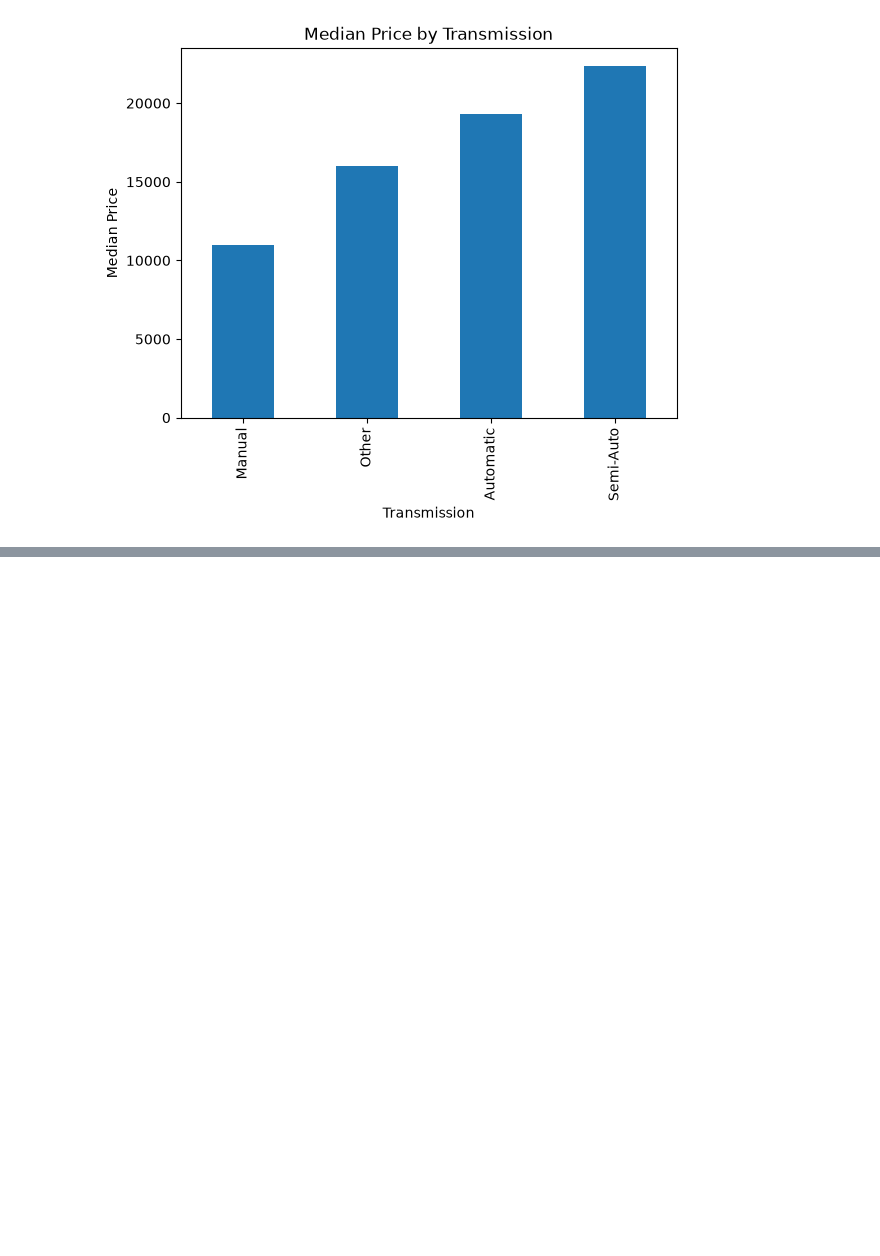
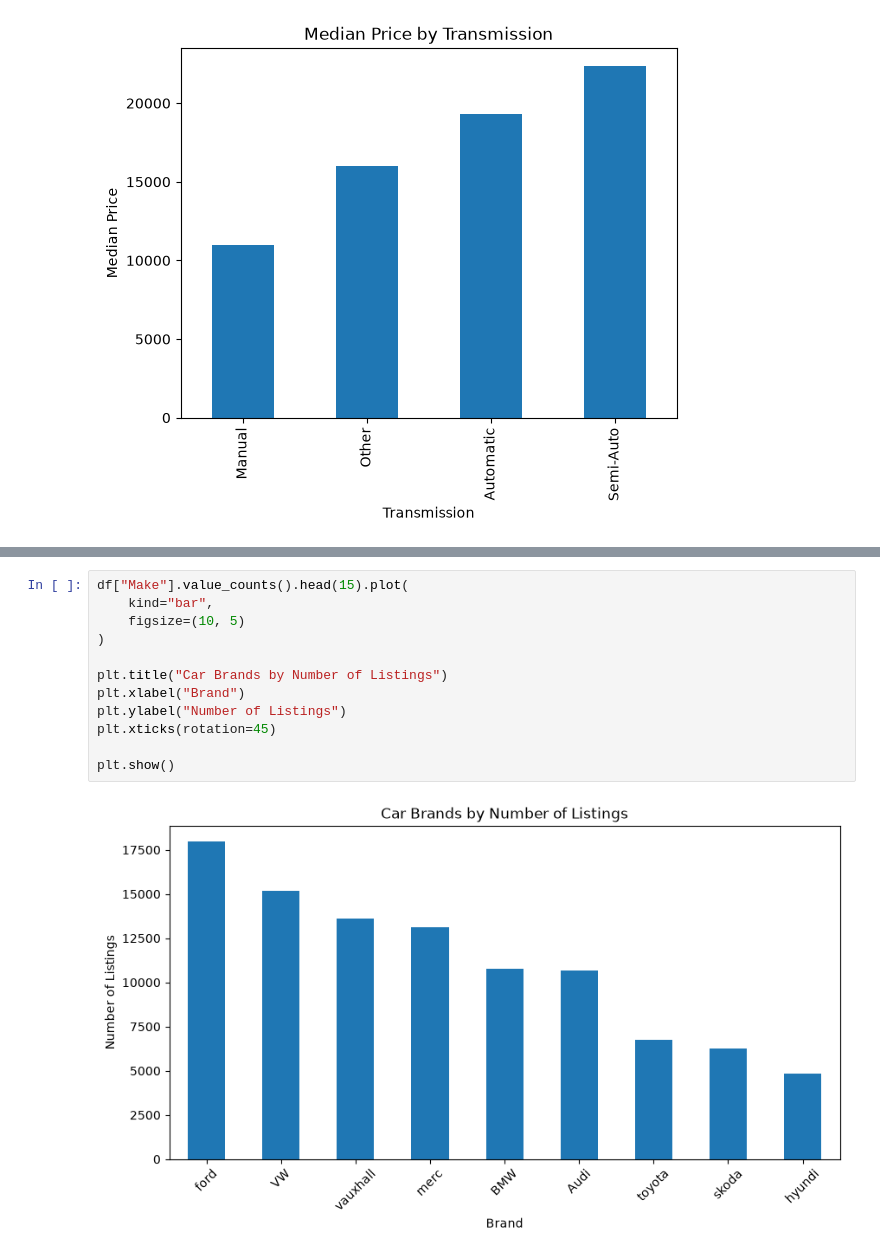
Before and after one commit to niteshbairwa185-pixel/automobile-intelligent-system, a Jupyter notebook: notebooks/02_EDA.ipynb, the cells around one changed output, grey strips where cells are left out. Cells and saved outputs as stored; diff of their text form; blank space fills up the shorter version.

```diff
--- a/notebooks/02_EDA.ipynb
+++ b/notebooks/02_EDA.ipynb
@@ -41,0 +56,14 @@ plt.show()
+# %%
+df["Make"].value_counts().head(15).plot(
+    kind="bar",
+    figsize=(10, 5)
+)
+
+plt.title("Car Brands by Number of Listings")
+plt.xlabel("Brand")
+plt.ylabel("Number of Listings")
+plt.xticks(rotation=45)
+
+plt.show()
+# %% [output]
+[figure, added]
```
Also changed, not shown: parts of 18 cells of this notebook.
